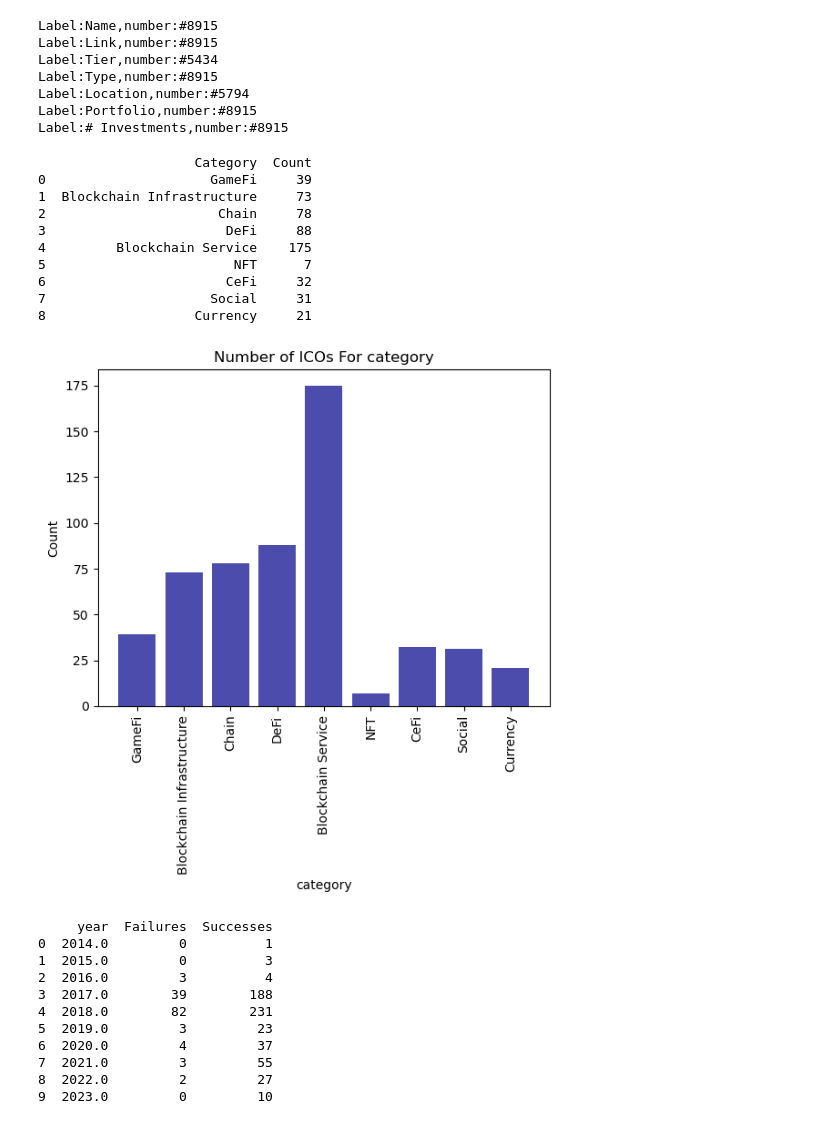
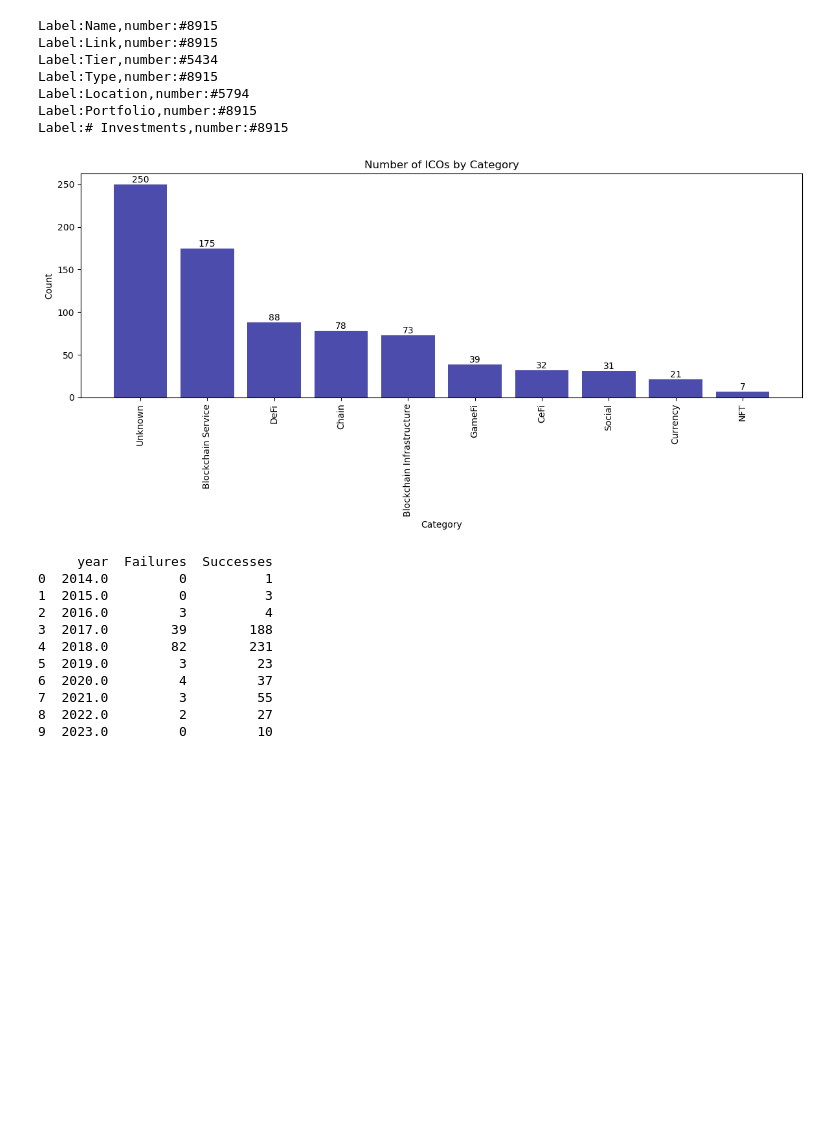
Before and after one commit to MaggieGeGe/ThesisCode, a Jupyter notebook: Code/data_analysis.ipynb, the cells around one changed output. Cells and saved outputs as stored; diff of their text form; code cells hidden in the pictures; blank space fills up the shorter version.

```diff
--- a/Code/data_analysis.ipynb
+++ b/Code/data_analysis.ipynb
@@ -119,39 +119,47 @@ Label:Type,number:#8915
 Label:Location,number:#5794
 Label:Portfolio,number:#8915
 Label:# Investments,number:#8915
-# %%
-category_list = df_venture['Category']
-category_counts = Counter(category_list)
-
-
-# 提取年份和计数
-categorys = list(category_counts.keys())
-categorys = [item for item in categorys if type(item)==type('str')]
-counts = [int(category_counts.get(key)) for key in categorys]
-print(pd.DataFrame({ 'Category': categorys, 'Count': counts }))
-# 创建柱状图
-plt.bar(categorys, counts, color='darkblue', alpha=0.7)
-
-# 添加标签和标题
-plt.xlabel('category')
-plt.ylabel('Count')
-plt.title('Number of ICOs For category')
-plt.xticks(rotation = 90)
-
-# 显示图形
-plt.show()
-# %% [output]
-                    Category  Count
-0                     GameFi     39
-1  Blockchain Infrastructure     73
-2                      Chain     78
-3                       DeFi     88
-4         Blockchain Service    175
-5                        NFT      7
-6                       CeFi     32
-7                     Social     31
-8                   Currency     21
-[figure, removed]
+# %%
+import pandas as pd
+import matplotlib.pyplot as plt
+from collections import Counter
+
+# Assuming df_venture is your DataFrame
+# Fill NaN values in 'Category' column with a placeholder value (e.g., 'Unknown')
+df_venture['Category'] = df_venture['Category'].fillna('Unknown')
+
+# Count the occurrences of each category
+category_counts = Counter(df_venture['Category'])
+
+# Extract category names and counts
+categories = list(category_counts.keys())
+counts = [category_counts[key] for key in categories]
+
+# Create a DataFrame for visualization
+df_category_counts = pd.DataFrame({'Category': categories, 'Count': counts})
+
+# Sort the DataFrame by count in descending order
+df_category_counts = df_category_counts.sort_values(by='Count', ascending=False)
+
+# Create a bar chart
+plt.figure(figsize=(12, 6))
+bars = plt.bar(df_category_counts['Category'], df_category_counts['Count'], color='darkblue', alpha=0.7)
+
+# Annotate each bar with its count
+for i, value in enumerate(df_category_counts['Count']):
+    plt.text(i, value, str(value), ha='center', va='bottom')
+
+# Add labels and title
+plt.xlabel('Category')
+plt.ylabel('Count')
+plt.title('Number of ICOs by Category')
+plt.xticks(rotation=90)
+plt.tight_layout()
+
+# Show the plot
+plt.show()
+# %% [output]
+[figure, added]
 # %%
 df_1 = df_venture.loc[:,['ICO Start', 'Success']]
 df_1['year'] = df_1['ICO Start'].apply(lambda x: x.year)
```
Also changed, not shown: parts of 6 cells of this notebook, 1 other file.
